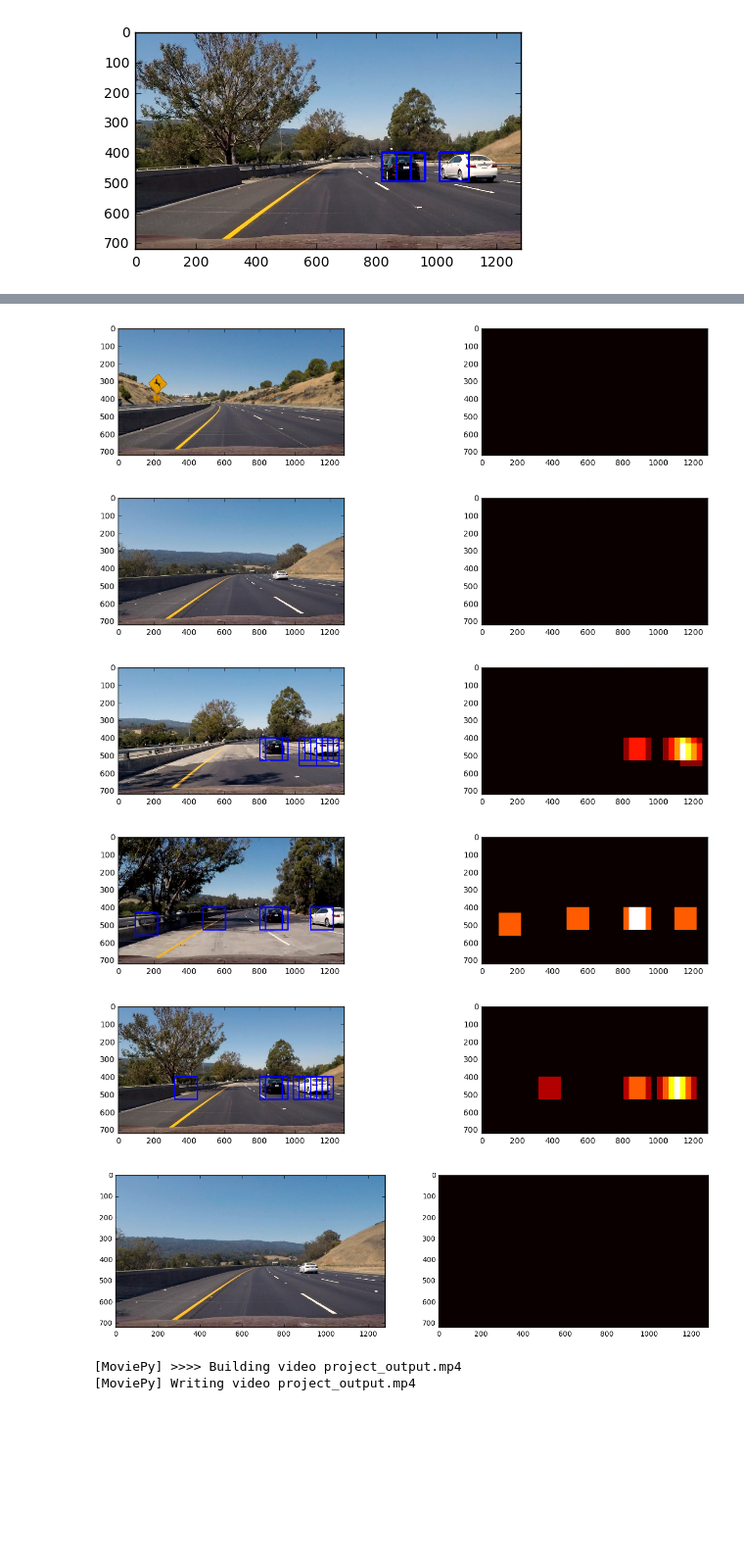
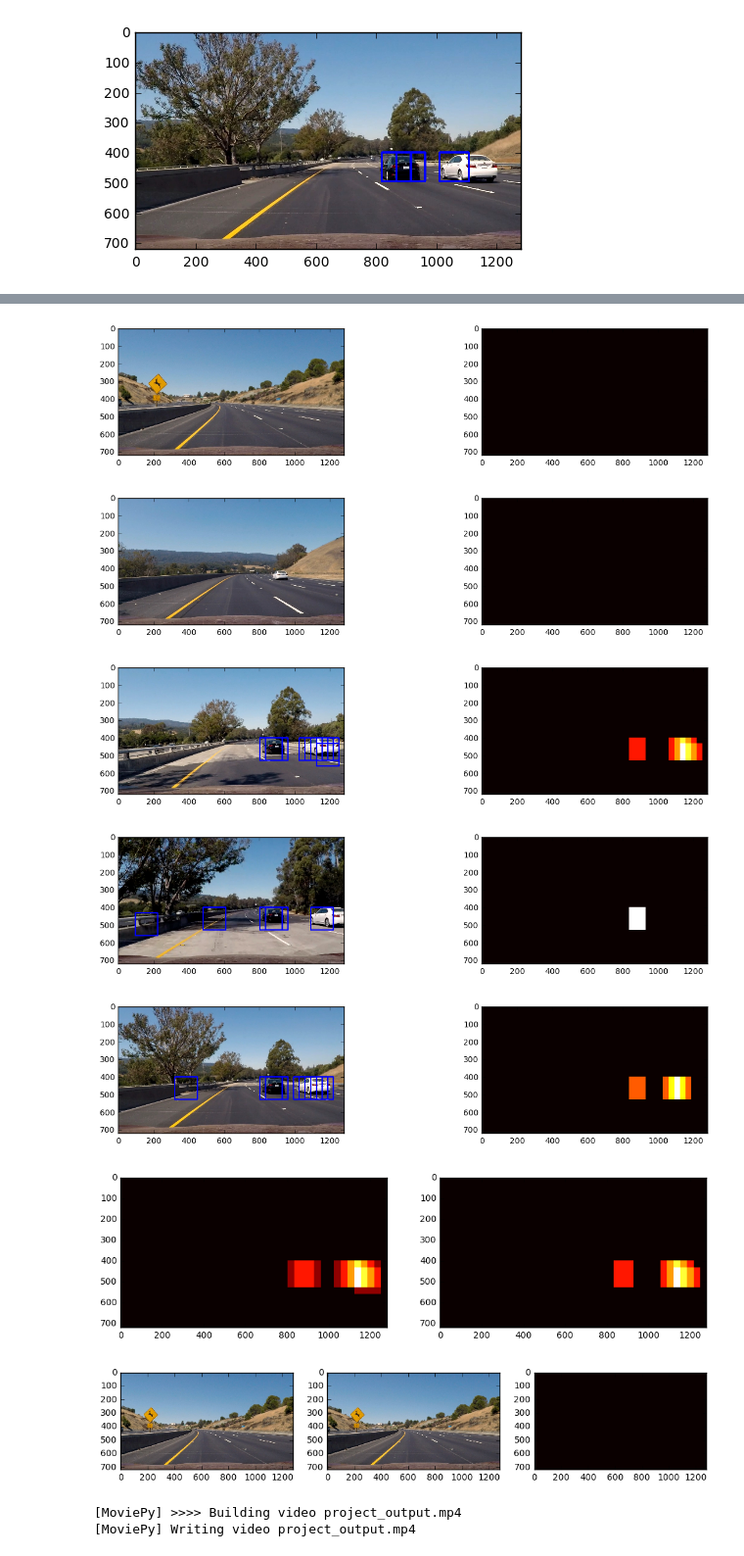
Before and after one commit to hkawanishi/vehicle_detection_and_Tracking, a Jupyter notebook: P5-hkawanishi-2.ipynb, the cells around one changed output, grey strips where cells are left out. Shown at 98% size. Cells and saved outputs as stored; diff of their text form; code cells hidden in the pictures; blank space fills up the shorter version.

Commit message:
fix heatmap code

```diff
--- a/P5-hkawanishi-2.ipynb
+++ b/P5-hkawanishi-2.ipynb
@@ -567,7 +567,7 @@ i = 1
 for src_img in example_images:
     img = mpimg.imread(src_img)
     out_img, heatmap = find_cars(img, ystart, ystop, scale, svc, X_scaler, orient, pix_per_cell, cell_per_block, spatial_size, hist_bins)
-
+    heatmap = apply_threshold(heatmap,1)
     labels = label(heatmap)
     #draw_img = draw_labeled_bboxes(np.copy(img), labels)
 
@@ -583,17 +583,35 @@ for src_img in example_images:
     plt.imsave(heat_txt, heatmap)
     j = j + 2
     i = i + 1
-
 # test
-img = mpimg.imread('test_images/test3.jpg')
+img = mpimg.imread('test_images/test4.jpg')
 
 out_img, heatmap = find_cars(img, ystart, ystop, scale, svc, X_scaler, orient, pix_per_cell, cell_per_block, spatial_size, hist_bins)
+fig = plt.figure(figsize = (12,18))
+plt.subplot(1, 2, 1)
+plt.imshow(heatmap, cmap='hot')
+heat_txt_1 = "output_images/heat_image_before.jpg"
+plt.imsave(heat_txt_1, heatmap)
+heatmap = apply_threshold(heatmap,1)
 labels = label(heatmap)
 draw_img = draw_labeled_bboxes(np.copy(out_img), labels)
-fig = plt.figure(figsize = (15,20))
-plt.subplot(1, 2, 1)
-plt.imshow(draw_img)
 plt.subplot(1, 2, 2)
 plt.imshow(heatmap, cmap='hot')
+heat_txt_2 = "output_images/heat_image_after.jpg"
+plt.imsave(heat_txt_2, heatmap)
+# test
+img = mpimg.imread('test_images/test2.jpg')
+
+out_img, heatmap = find_cars(img, ystart, ystop, scale, svc, X_scaler, orient, pix_per_cell, cell_per_block, spatial_size, hist_bins)
+fig = plt.figure(figsize = (12,18))
+plt.subplot(1, 3, 1)
+plt.imshow(out_img)
+heatmap = apply_threshold(heatmap,1)
+labels = label(heatmap)
+draw_img = draw_labeled_bboxes(np.copy(out_img), labels)
+plt.subplot(1, 3, 2)
+plt.imshow(draw_img)
+plt.subplot(1, 3, 3)
+plt.imshow(heatmap, cmap='hot')
 # %% [output]
 <matplotlib.image.AxesImage at 0x...>
@@ -601,9 +619,10 @@ plt.imshow(heatmap, cmap='hot')
 [figure]
 [figure]
-[figure, old version]
+[figure, new version]
-[figure, old version]
+[figure, new version]
-[figure, old version]
+[figure, new version]
-[figure, old version]
+[figure, new version]
+[figure, added]
 # %%
 # Import everything needed to edit/save/watch video clips
 import imageio
```
Also changed, not shown: parts of 2 cells of this notebook, 1 other file.
